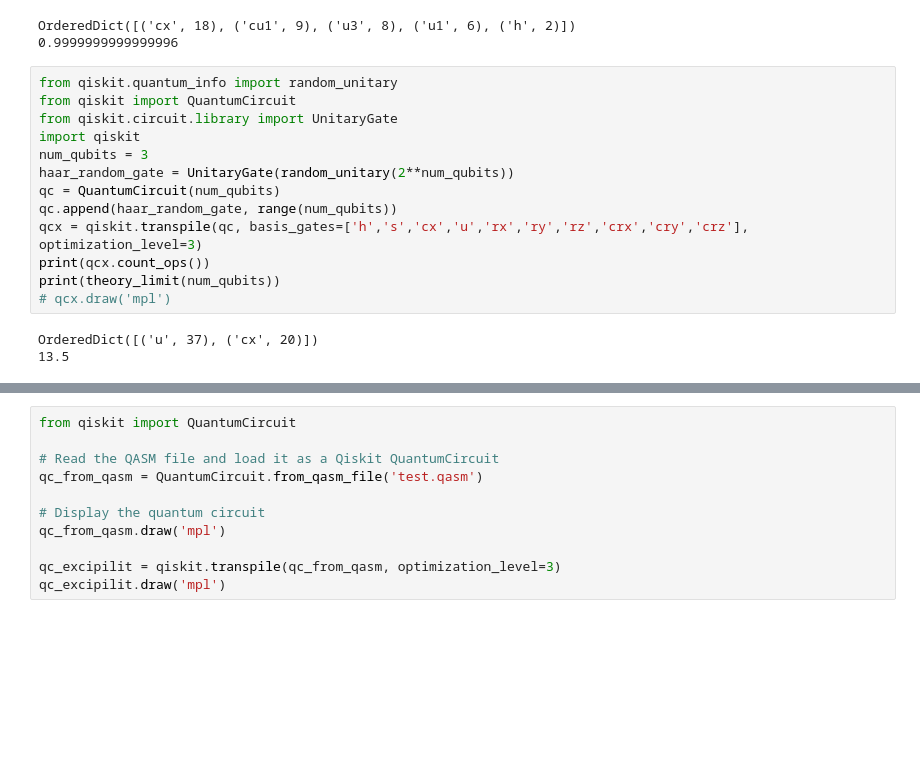
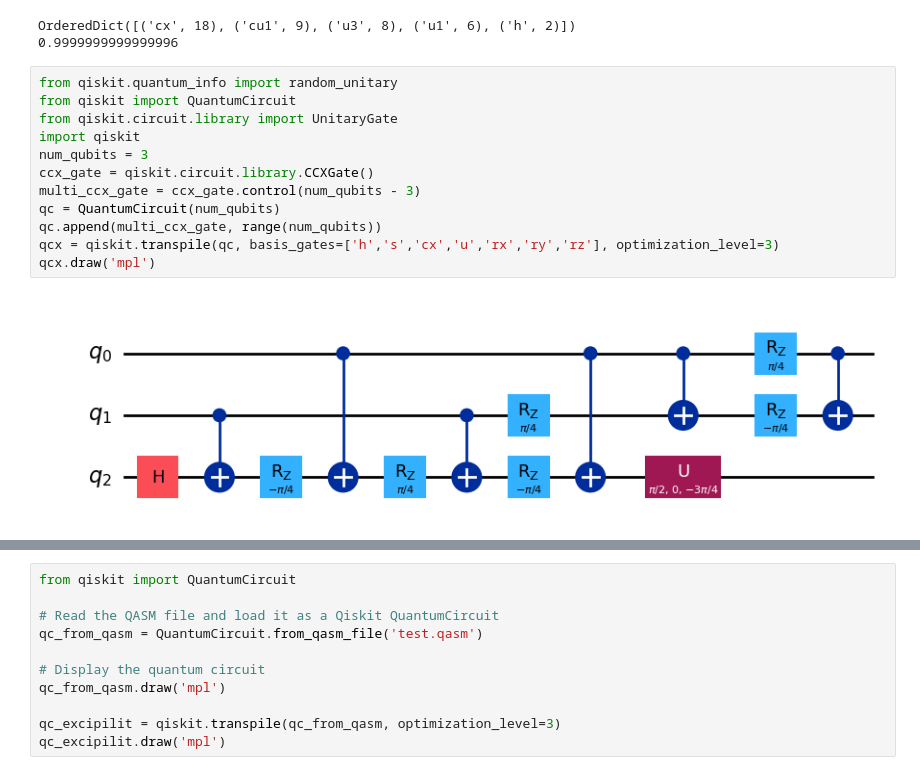
Before and after one commit to vutuanhai237/GateSynthesisQC, a Jupyter notebook: theory.ipynb, the cells around one changed output, grey strips where cells are left out. Saved outputs shown, nothing was run; the diff lists cells and outputs as text; blank space fills up the shorter version.

```diff
--- a/theory.ipynb
+++ b/theory.ipynb
@@ -123,16 +123,14 @@ OrderedDict([('cx', 18), ('cu1', 9), ('u3', 8), ('u1', 6), ('h', 2)])
 # %%
 from qiskit.quantum_info import random_unitary
 from qiskit import QuantumCircuit
 from qiskit.circuit.library import UnitaryGate
 import qiskit
 num_qubits = 3
-haar_random_gate = UnitaryGate(random_unitary(2**num_qubits))
+ccx_gate = qiskit.circuit.library.CCXGate()
+multi_ccx_gate = ccx_gate.control(num_qubits - 3)
 qc = QuantumCircuit(num_qubits)
-qc.append(haar_random_gate, range(num_qubits))
-qcx = qiskit.transpile(qc, basis_gates=['h','s','cx','u','rx','ry','rz','crx','cry','crz'], optimization_level=3)
-print(qcx.count_ops())
-print(theory_limit(num_qubits))
-# qcx.draw('mpl')
+qc.append(multi_ccx_gate, range(num_qubits))
+qcx = qiskit.transpile(qc, basis_gates=['h','s','cx','u','rx','ry','rz'], optimization_level=3)
+qcx.draw('mpl')
 # %% [output]
-OrderedDict([('u', 37), ('cx', 20)])
-13.5
+[figure, added]
```
Also changed, not shown: parts of 2 cells of this notebook, 2 other files.
